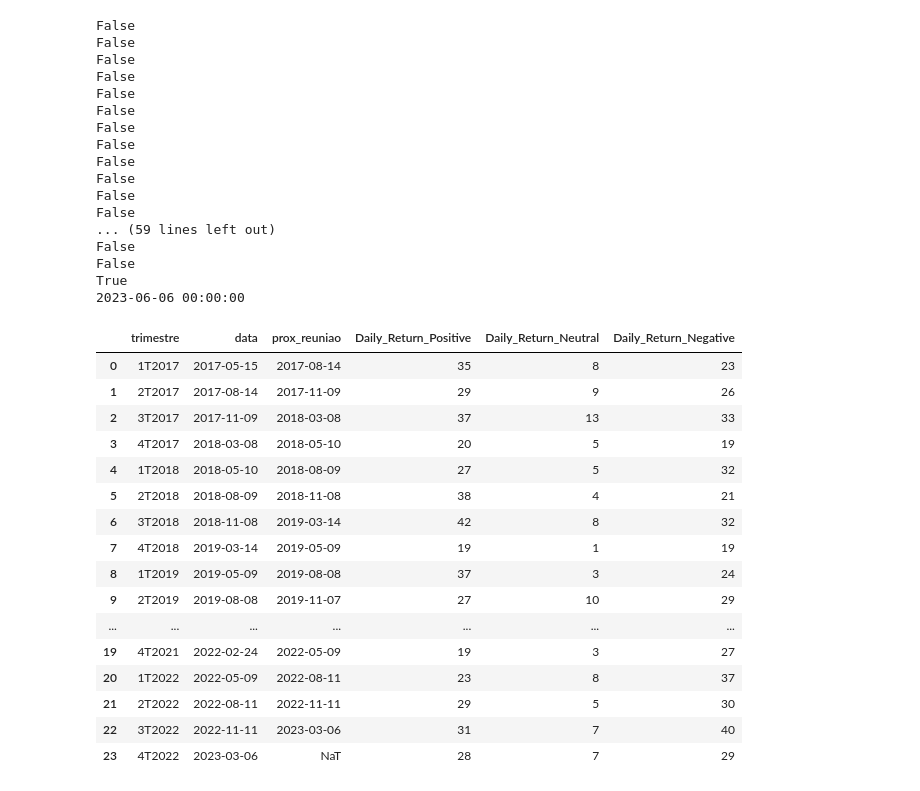
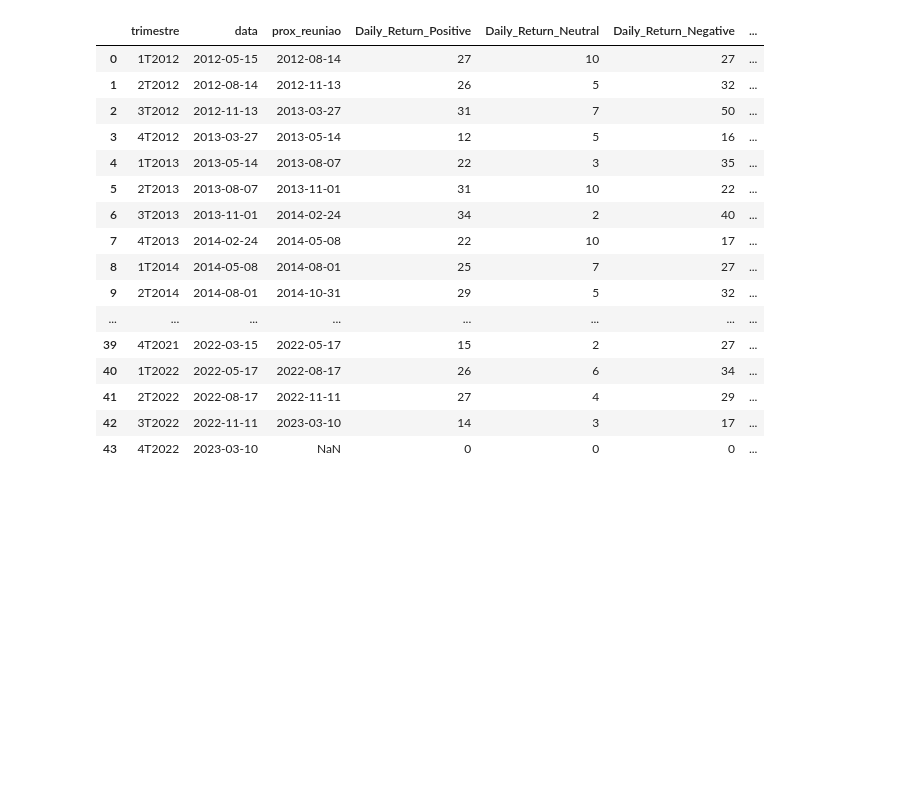
Before and after one commit to Davidcp11/IC, a Jupyter notebook: src/dataProcessing/testes.ipynb, the cells around one changed output. Cells and saved outputs as stored; diff of their text form; code cells hidden in the pictures; blank space fills up the shorter version.

```diff
--- a/src/dataProcessing/testes.ipynb
+++ b/src/dataProcessing/testes.ipynb
@@ -62,40 +5,21 @@ def contar_indicadores(dataframe1, dataframe2, indicador, tipo=1):
-# %%
-df['Daily_Return_Positive'] = contar_indicadores(df, prices, 'Daily_Return', tipo=1)
-df['Daily_Return_Neutral'] = contar_indicadores(df, prices, 'Daily_Return', tipo=0)
-df['Daily_Return_Negative'] = contar_indicadores(df, prices, 'Daily_Return', tipo=-1)
-df
-# %% [output]
-False
-False
-False
-False
-False
-False
-False
-False
-False
-False
-False
-False
-... (59 lines left out)
-False
-False
-True
-2023-06-06 00:00:00
-|  | trimestre | data | prox_reuniao | Daily_Return_Positive | Daily_Return_Neutral | Daily_Return_Negative |
-| 0 | 1T2017 | 2017-05-15 | 2017-08-14 | 35 | 8 | 23 |
-| 1 | 2T2017 | 2017-08-14 | 2017-11-09 | 29 | 9 | 26 |
-| 2 | 3T2017 | 2017-11-09 | 2018-03-08 | 37 | 13 | 33 |
-| 3 | 4T2017 | 2018-03-08 | 2018-05-10 | 20 | 5 | 19 |
-| 4 | 1T2018 | 2018-05-10 | 2018-08-09 | 27 | 5 | 32 |
-| 5 | 2T2018 | 2018-08-09 | 2018-11-08 | 38 | 4 | 21 |
-| 6 | 3T2018 | 2018-11-08 | 2019-03-14 | 42 | 8 | 32 |
-| 7 | 4T2018 | 2019-03-14 | 2019-05-09 | 19 | 1 | 19 |
-| 8 | 1T2019 | 2019-05-09 | 2019-08-08 | 37 | 3 | 24 |
-| 9 | 2T2019 | 2019-08-08 | 2019-11-07 | 27 | 10 | 29 |
-| ... | ... | ... | ... | ... | ... | ... |
-| 19 | 4T2021 | 2022-02-24 | 2022-05-09 | 19 | 3 | 27 |
-| 20 | 1T2022 | 2022-05-09 | 2022-08-11 | 23 | 8 | 37 |
-| 21 | 2T2022 | 2022-08-11 | 2022-11-11 | 29 | 5 | 30 |
-| 22 | 3T2022 | 2022-11-11 | 2023-03-06 | 31 | 7 | 40 |
-| 23 | 4T2022 | 2023-03-06 | NaT | 28 | 7 | 29 |
+# %%
+df = pd.read_csv('../dataset/transcripts_and_returns/MGLU3.SA.csv')
+df
+# %% [output]
+|  | trimestre | data | prox_reuniao | Daily_Return_Positive | Daily_Return_Neutral | Daily_Return_Negative | ... |
+| 0 | 1T2012 | 2012-05-15 | 2012-08-14 | 27 | 10 | 27 | ... |
+| 1 | 2T2012 | 2012-08-14 | 2012-11-13 | 26 | 5 | 32 | ... |
+| 2 | 3T2012 | 2012-11-13 | 2013-03-27 | 31 | 7 | 50 | ... |
+| 3 | 4T2012 | 2013-03-27 | 2013-05-14 | 12 | 5 | 16 | ... |
+| 4 | 1T2013 | 2013-05-14 | 2013-08-07 | 22 | 3 | 35 | ... |
+| 5 | 2T2013 | 2013-08-07 | 2013-11-01 | 31 | 10 | 22 | ... |
+| 6 | 3T2013 | 2013-11-01 | 2014-02-24 | 34 | 2 | 40 | ... |
+| 7 | 4T2013 | 2014-02-24 | 2014-05-08 | 22 | 10 | 17 | ... |
+| 8 | 1T2014 | 2014-05-08 | 2014-08-01 | 25 | 7 | 27 | ... |
+| 9 | 2T2014 | 2014-08-01 | 2014-10-31 | 29 | 5 | 32 | ... |
+| ... | ... | ... | ... | ... | ... | ... | ... |
+| 39 | 4T2021 | 2022-03-15 | 2022-05-17 | 15 | 2 | 27 | ... |
+| 40 | 1T2022 | 2022-05-17 | 2022-08-17 | 26 | 6 | 34 | ... |
+| 41 | 2T2022 | 2022-08-17 | 2022-11-11 | 27 | 4 | 29 | ... |
+| 42 | 3T2022 | 2022-11-11 | 2023-03-10 | 14 | 3 | 17 | ... |
+| 43 | 4T2022 | 2023-03-10 | NaN | 0 | 0 | 0 | ... |
```
Also changed, not shown: parts of 6 cells of this notebook, 2 other files.
